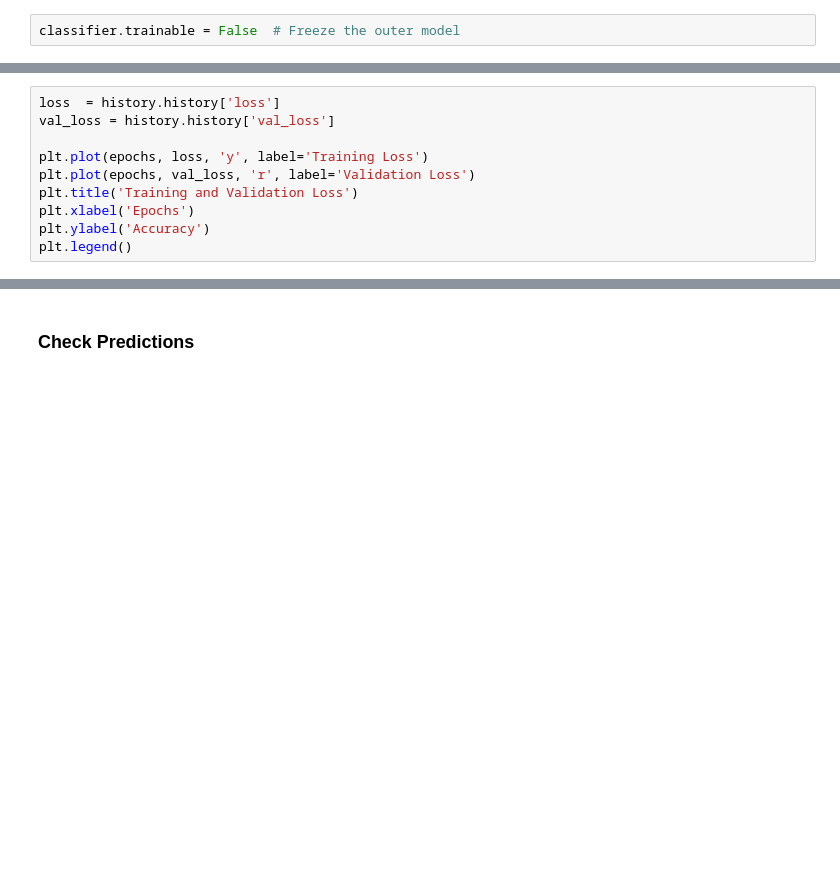
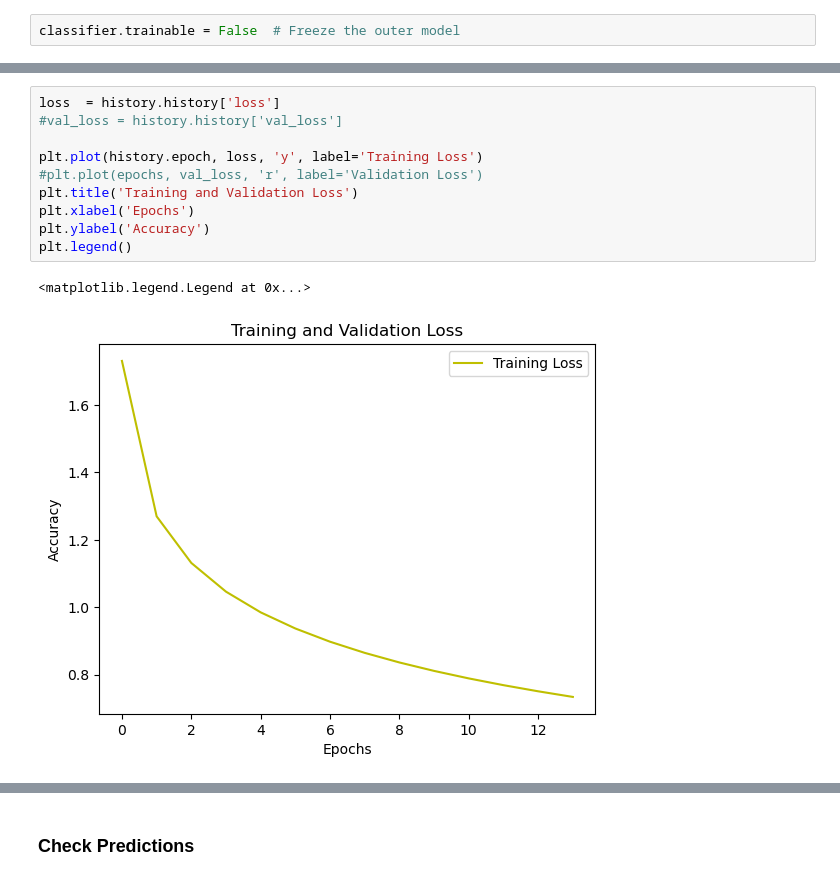
Before and after one commit to JesperIsacson/Embedded_A1, a Jupyter notebook: Assigment 2/problem1.ipynb, the cells around one changed output, grey strips where cells are left out. Cells and saved outputs as stored; diff of their text form; blank space fills up the shorter version.

```diff
--- a/Assigment 2/problem1.ipynb
+++ b/Assigment 2/problem1.ipynb
@@ -132,10 +176,13 @@ plt.legend()
 # %%
 loss  = history.history['loss']
-val_loss = history.history['val_loss']
+#val_loss = history.history['val_loss']
 
-plt.plot(epochs, loss, 'y', label='Training Loss')
-plt.plot(epochs, val_loss, 'r', label='Validation Loss')
+plt.plot(history.epoch, loss, 'y', label='Training Loss')
+#plt.plot(epochs, val_loss, 'r', label='Validation Loss')
 plt.title('Training and Validation Loss')
 plt.xlabel('Epochs')
 plt.ylabel('Accuracy')
 plt.legend()
+# %% [output]
+<matplotlib.legend.Legend at 0x...>
+[figure, added]
```
Also changed, not shown: parts of 21 cells of this notebook, 2 other files.
